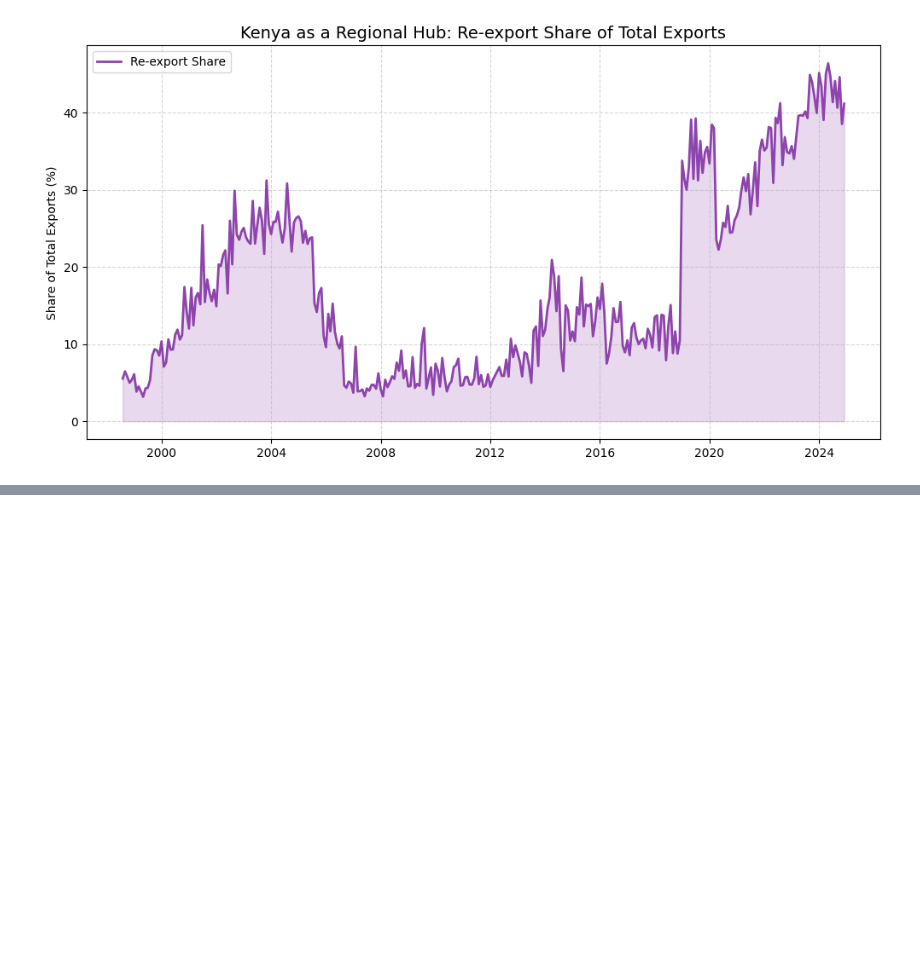
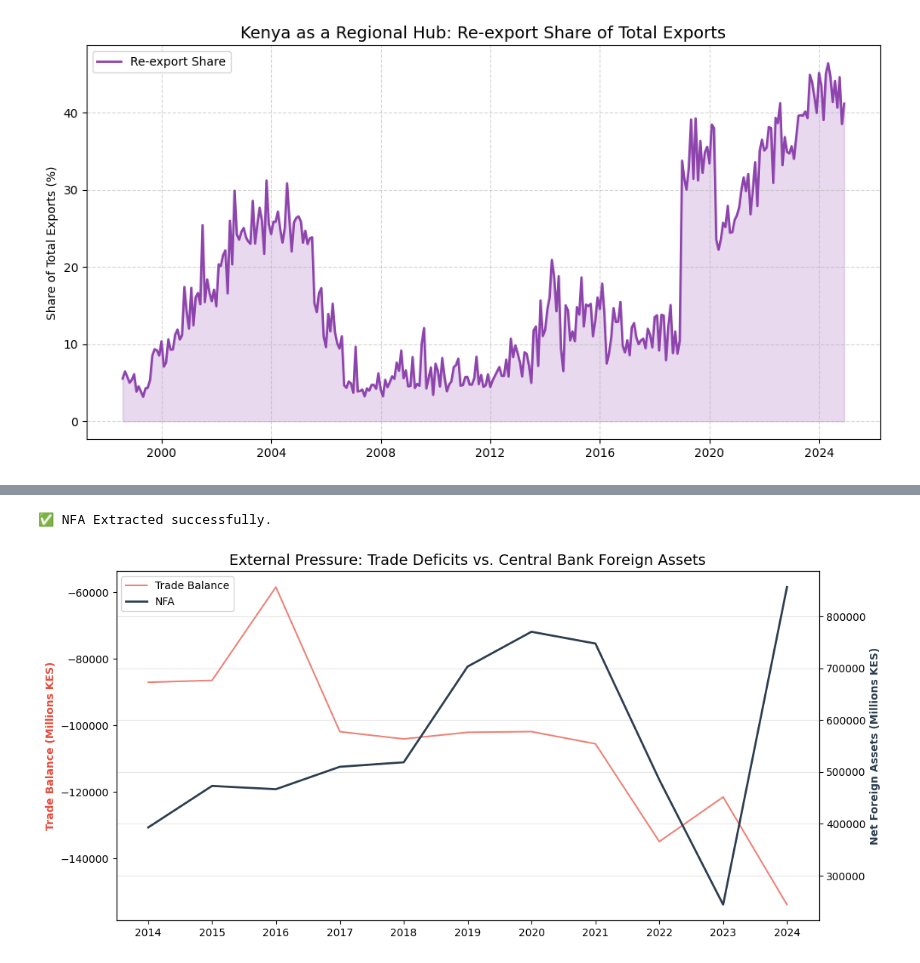
Before and after one commit to asaphray/cbk-macroeconomic-analysis, a Jupyter notebook: notebooks/python/04_trade_analysis.ipynb, the cells around one changed output, grey strips where cells are left out. Saved outputs shown, nothing was run; the diff lists cells and outputs as text; code cells hidden in the pictures; blank space fills up the shorter version.

Commit message:
feat: correlate trade balance with NFA to visualize external sector pressure

```diff
--- a/notebooks/python/04_trade_analysis.ipynb
+++ b/notebooks/python/04_trade_analysis.ipynb
@@ -223,3 +227,82 @@ I merged the datasets to see how the trade deficit directly affects the Central
 
 ### Insight
 A high positive correlation between the trade balance and NFA suggests that the trade deficit is the primary driver of reserve depletion. When the trade gap widens, the NFA (a proxy for reserves) drops, putting pressure on the exchange rate.
+# %%
+import pandas as pd
+import numpy as np
+import matplotlib.pyplot as plt
+from pathlib import Path
+
+# 1. Setup Paths
+BASE_DIR = Path.cwd().parent.parent
+trade_file = BASE_DIR / 'data' / 'cleaned' / 'trade_cleaned.csv'
+monetary_raw = BASE_DIR / 'data' / 'cleaned' / 'monetary.csv'
+
+# 2. Load Trade Data
+df_trade = pd.read_csv(trade_file, index_col='date', parse_dates=True)
+
+# 3. Robust Extraction for Monetary Data
+def extract_monetary_indicator(path, label_name):
+    df = pd.read_csv(path, low_memory=False)
+
+    # Identify Years and Months
+    years = df.columns.tolist()
+    months = df.iloc[1].tolist()
+
+    # Create valid date strings, skipping any non-date headers
+    date_strings = []
+    for y, m in zip(years[2:], months[2:]):
+        # Handle cases where month might be 'Sept' (4 chars) instead of 'Sep' (3 chars)
+        m_clean = str(m)[:3]
+        date_strings.append(f"{y}-{m_clean}")
+
+    # Convert to dates - errors='coerce' turns bad text into NaT (Not a Time)
+    dates = pd.to_datetime(date_strings, format='%Y-%b', errors='coerce')
+
+    # Find the data row
+    mask = df.iloc[:, 1].astype(str).str.contains(label_name, case=False, na=False)
+    if not mask.any():
+        raise KeyError(f"Could not find label '{label_name}' in the CSV.")
+
+    values = df[mask].iloc[-1, 2:].values
+
+    # Clean numeric data (handle commas and non-numeric junk)
+    clean_values = []
+    for v in values:
+        try:
+            s = str(v).replace(',', '').strip()
+            clean_values.append(float(s) if s else np.nan)
+        except:
+            clean_values.append(np.nan)
+
+    return pd.Series(clean_values[:len(dates)], index=dates, name=label_name).dropna()
+
+# Extract NFA (Net Foreign Assets)
+try:
+    s_nfa = extract_monetary_indicator(monetary_raw, "Net Foreign assets")
+    df_nfa = s_nfa.to_frame()
+    print("✅ NFA Extracted successfully.")
+except Exception as e:
+    print(f"❌ Extraction Error: {e}")
+
+# 4. Merge and Plot
+combined = df_trade[['trade_balance']].merge(df_nfa, left_index=True, right_index=True)
+
+fig, ax1 = plt.subplots(figsize=(12, 6))
+line1, = ax1.plot(combined.index, combined['trade_balance'], color='#e74c3c', alpha=0.7, label='Trade Balance')
+ax1.set_ylabel('Trade Balance (Millions KES)', color='#e74c3c', fontweight='bold')
+
+ax2 = ax1.twinx()
+line2, = ax2.plot(combined.index, combined['Net Foreign assets'], color='#2c3e50', linewidth=2, label='NFA')
+ax2.set_ylabel('Net Foreign Assets (Millions KES)', color='#2c3e50', fontweight='bold')
+
+lines = [line1, line2]
+labels = [l.get_label() for l in lines]
+ax1.legend(lines, labels, loc='upper left', frameon=True, facecolor='white')
+
+plt.title('External Pressure: Trade Deficits vs. Central Bank Foreign Assets', fontsize=14)
+plt.grid(True, alpha=0.3)
+plt.show()
+# %% [output]
+✅ NFA Extracted successfully.
+[figure, added]
```
Also changed, not shown: parts of 1 cell of this notebook.
